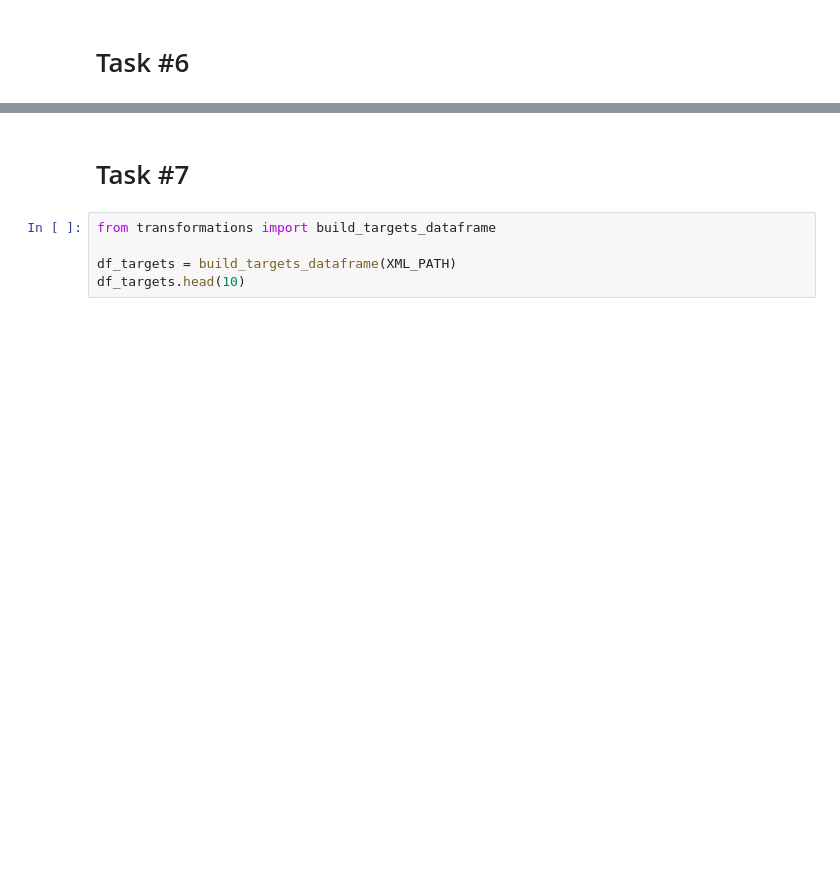
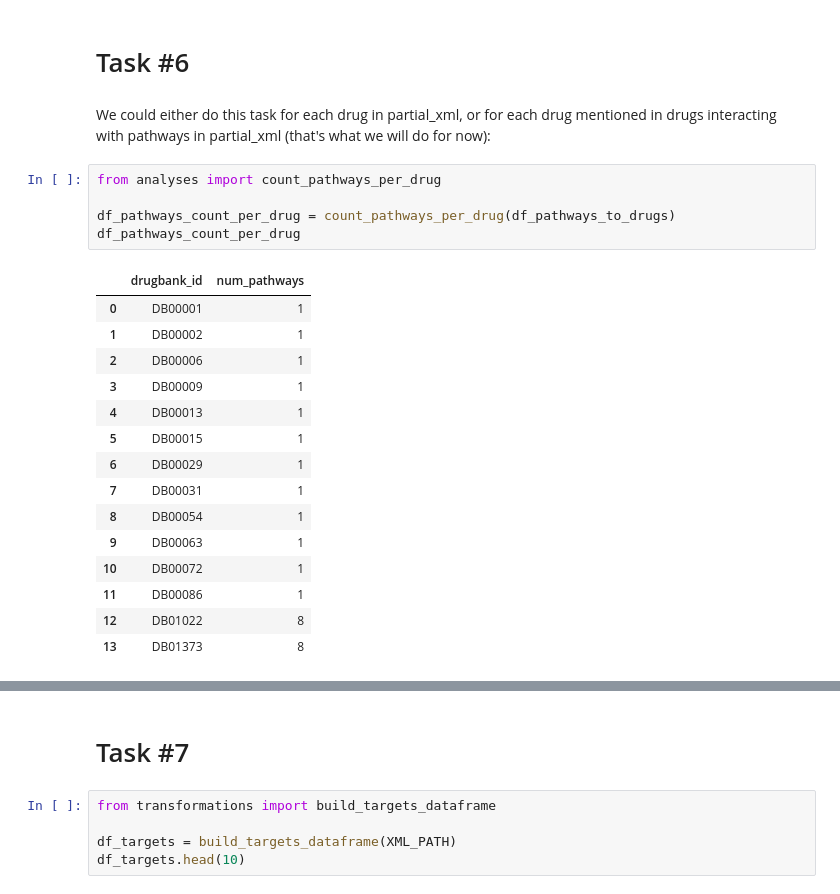
Before and after one commit to tkoso/Drugbank-Data-Analysis, a Jupyter notebook: notebooks/final_report.ipynb, the cells around one changed output, grey strips where cells are left out. Saved outputs shown, nothing was run; the diff lists cells and outputs as text; blank space fills up the shorter version.

```diff
--- a/notebooks/final_report.ipynb
+++ b/notebooks/final_report.ipynb
@@ -102,2 +134,25 @@ count_unique_pathways(df_pathways)
 # %% [markdown]
 # Task #6
+# %% [markdown]
+We could either do this task for each drug in partial_xml, or for each drug mentioned in drugs interacting with pathways in partial_xml (that's what we will do for now):
+# %%
+from analyses import count_pathways_per_drug
+
+df_pathways_count_per_drug = count_pathways_per_drug(df_pathways_to_drugs)
+df_pathways_count_per_drug
+# %% [output]
+|  | drugbank_id | num_pathways |
+| 0 | DB00001 | 1 |
+| 1 | DB00002 | 1 |
+| 2 | DB00006 | 1 |
+| 3 | DB00009 | 1 |
+| 4 | DB00013 | 1 |
+| 5 | DB00015 | 1 |
+| 6 | DB00029 | 1 |
+| 7 | DB00031 | 1 |
+| 8 | DB00054 | 1 |
+| 9 | DB00063 | 1 |
+| 10 | DB00072 | 1 |
+| 11 | DB00086 | 1 |
+| 12 | DB01022 | 8 |
+| 13 | DB01373 | 8 |
```
Also changed, not shown: parts of 12 cells of this notebook, 3 other files.
